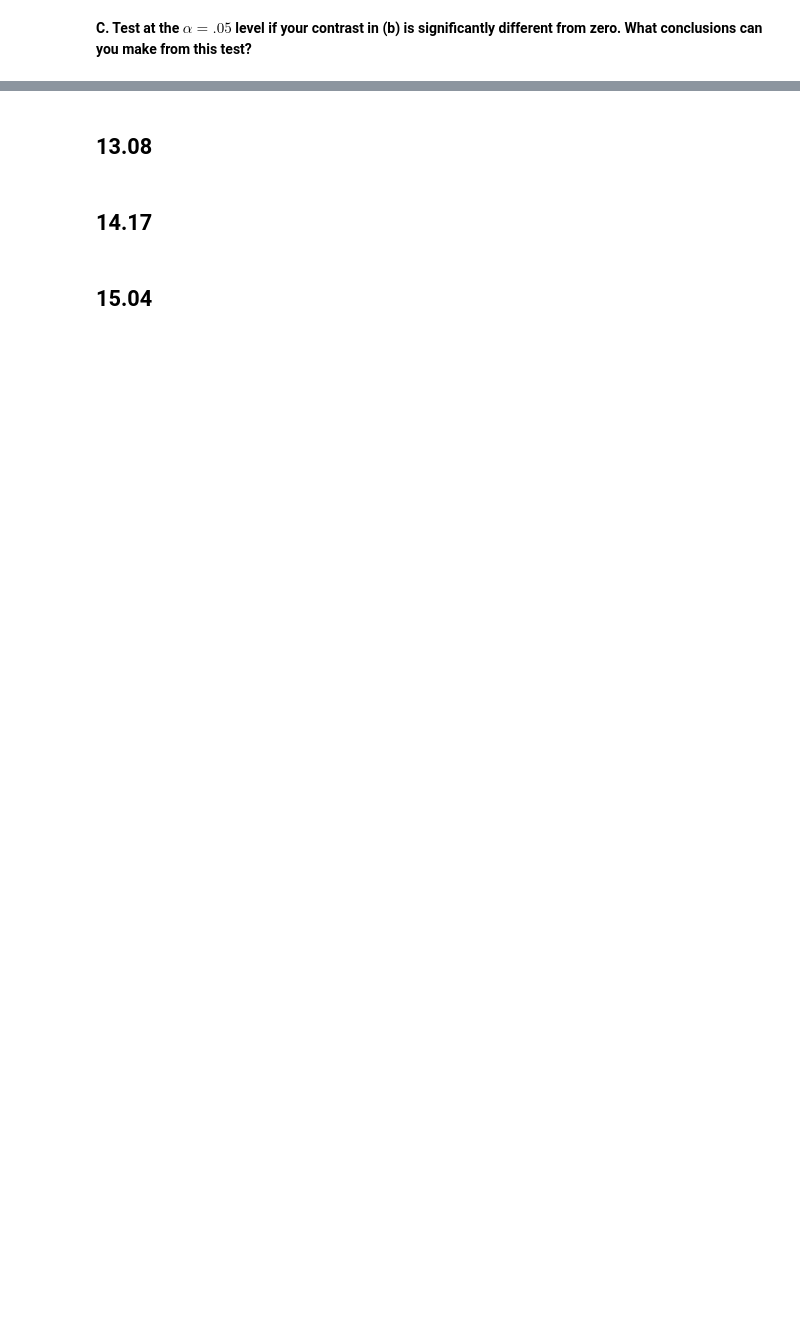
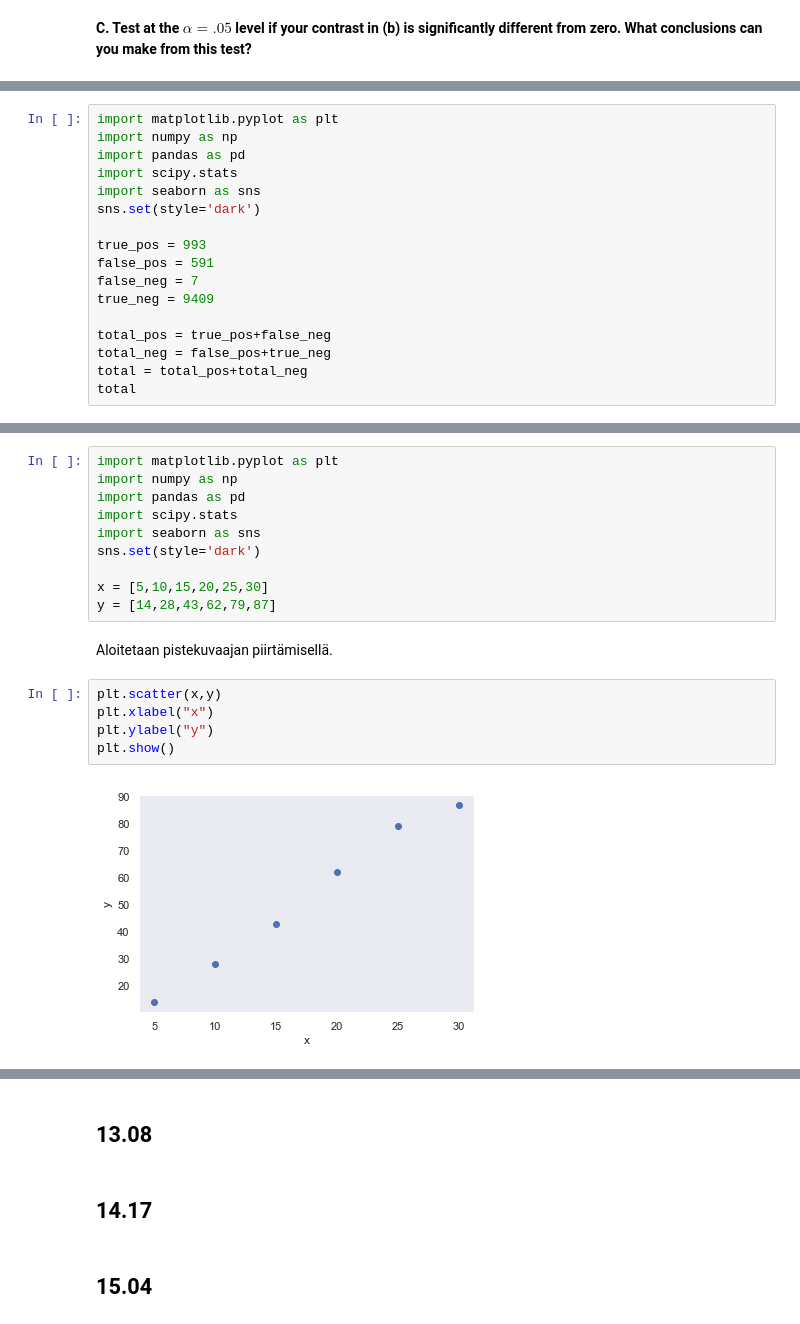
Before and after one commit to karmus89/statistics-data-analysis-exercises, a Jupyter notebook: Tehtävät.ipynb, the cells around one changed output, grey strips where cells are left out. Saved outputs shown, nothing was run; the diff lists cells and outputs as text; blank space fills up the shorter version.

```diff
--- a/Tehtävät.ipynb
+++ b/Tehtävät.ipynb
@@ -827,0 +900,17 @@ Siispä dataan pohjaavia perusteita nollahypoteesin hylkäykseen pelkän Kruskal
+# %%
+import matplotlib.pyplot as plt
+import numpy as np
+import pandas as pd
+import scipy.stats
+import seaborn as sns
+sns.set(style='dark')
+
+true_pos = 993
+false_pos = 591
+false_neg = 7
+true_neg = 9409
+
+total_pos = true_pos+false_neg
+total_neg = false_pos+true_neg
+total = total_pos+total_neg
+total
@@ -827,0 +982,19 @@ Siispä dataan pohjaavia perusteita nollahypoteesin hylkäykseen pelkän Kruskal
+# %%
+import matplotlib.pyplot as plt
+import numpy as np
+import pandas as pd
+import scipy.stats
+import seaborn as sns
+sns.set(style='dark')
+
+x = [5,10,15,20,25,30]
+y = [14,28,43,62,79,87]
+# %% [markdown]
+Aloitetaan pistekuvaajan piirtämisellä.
+# %%
+plt.scatter(x,y)
+plt.xlabel("x")
+plt.ylabel("y")
+plt.show()
+# %% [output]
+[figure, added]
```
Also changed, not shown: parts of 62 cells of this notebook.
